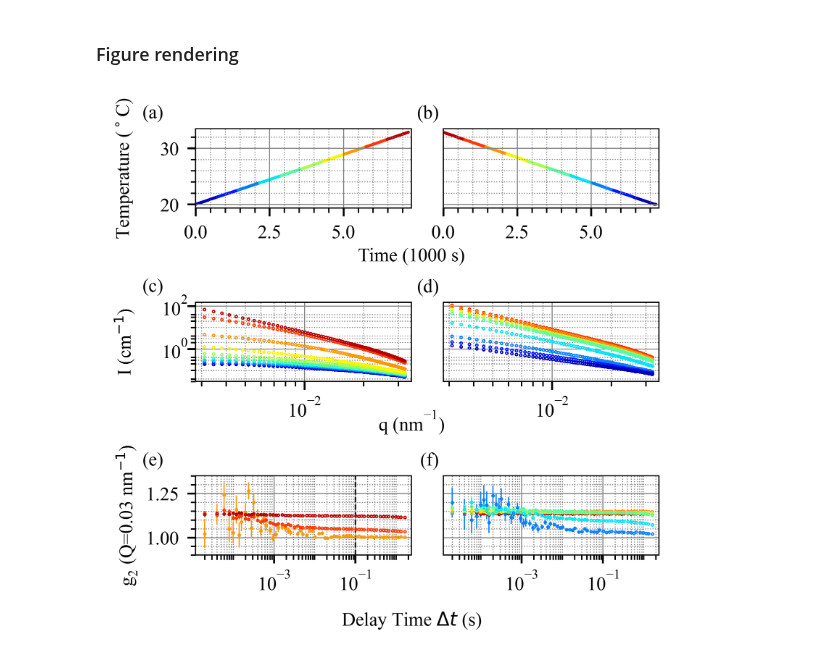
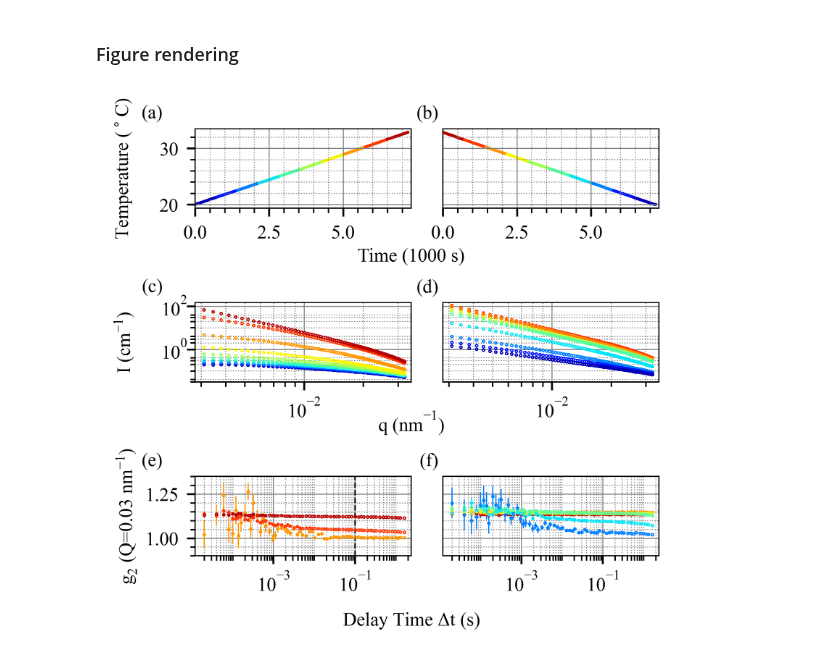
Before and after one commit to AZjk/llps-saxpcs, a Jupyter notebook: H06/H06_Plot.ipynb, the cells around one changed output. Drawn from its saved outputs; the diff is of its cells as text; code cells hidden in the pictures.

```diff
--- a/H06/H06_Plot.ipynb
+++ b/H06/H06_Plot.ipynb
@@ -70,13 +70,13 @@ def plot_one_column(ax, avg_data_list, second_column=False, g2_idx=0):
 
     if not second_column:
         ax[0].set_ylabel('Temperature ($^\circ$C)', fontname="Times New Roman", labelpad = 11)
-        ax[1].set_ylabel('I (cm$^{-1}$)', fontname="Times New Roman", labelpad = 11)
-        ax[2].set_ylabel('$\mathdefault{g_2}$ (Q=0.03 nm$^{-1}$)', fontname="Times New Roman", labelpad = 3)
+        ax[1].set_ylabel('I (cm$^\mathdefault{{-1}}$)', fontname="Times New Roman", labelpad = 11)
+        ax[2].set_ylabel('$\mathdefault{g_2}$ (Q=0.03 nm$^\mathdefault{{-1}}$)', fontname="Times New Roman", labelpad = 3)
         plt.subplots_adjust(left=0.15)
 
         ax[0].set_xlabel('Time (1000 s)', fontname="Times New Roman")
         ax[1].set_xlabel('q ($\mathdefault{nm^{-1}}$)', fontname="Times New Roman")
-        ax[2].set_xlabel('Delay Time $\Delta t$ (s)', fontname="Times New Roman")
+        ax[2].set_xlabel('Delay Time $\mathdefault{\Delta t}$ (s)', fontname="Times New Roman")
         ax[0].xaxis.set_label_coords(1.0, -0.5)
         ax[1].xaxis.set_label_coords(1.0, -0.35)
         ax[2].xaxis.set_label_coords(1.0, -0.7)
@@ -135,31 +135,31 @@ def plot_one_column(ax, avg_data_list, second_column=False, g2_idx=0):
         ax[2].grid(which='minor', linestyle=':', linewidth='0.4', color='gray')
         ax[2].tick_params(axis='y', which='both', left=False, right=False, labelleft=False)
 
         ax[2].set_xscale('log')
         ax[2].xaxis.set_minor_locator(ticker.LogLocator(base=10, subs=np.arange(1, 10), numticks=100))
 
         ax[2].tick_params(axis='x', which='minor', labelbottom=False)
 
 # Adjusted w_pad for better layout
 plt.tight_layout(w_pad=-1, h_pad=4.0)
 
 plot_one_column(ax[:, 0], avg_ramp_up)
 plot_one_column(ax[:, 1], avg_ramp_down, second_column=True)
 for a in ax.flatten():
     a.spines['top'].set_linewidth(0.5)
     a.spines['right'].set_linewidth(0.5)
     a.spines['bottom'].set_linewidth(0.5)
     a.spines['left'].set_linewidth(0.5)
 
 # Add labels (a) to (f)
 ax[0, 0].text(-0.15, 1.3, '(a)', transform=ax[0, 0].transAxes, fontsize=8, va='top', ha='right')
 ax[1, 0].text(-0.15, 1.3, '(c)', transform=ax[1, 0].transAxes, fontsize=8, va='top', ha='right')
 ax[2, 0].text(-0.15, 1.3, '(e)', transform=ax[2, 0].transAxes, fontsize=8, va='top', ha='right')
 
 ax[0, 1].text(-0.02, 1.3, '(b)', transform=ax[0, 1].transAxes, fontsize=8, va='top', ha='right')
 ax[1, 1].text(-0.02, 1.3, '(d)', transform=ax[1, 1].transAxes, fontsize=8, va='top', ha='right')
 ax[2, 1].text(-0.02, 1.3, '(f)', transform=ax[2, 1].transAxes, fontsize=8, va='top', ha='right')
 
 plt.savefig('H06.pdf')
 # %% [output]
-[figure, old version]
+[figure, new version]
```
Also changed, not shown: 14 other files.
